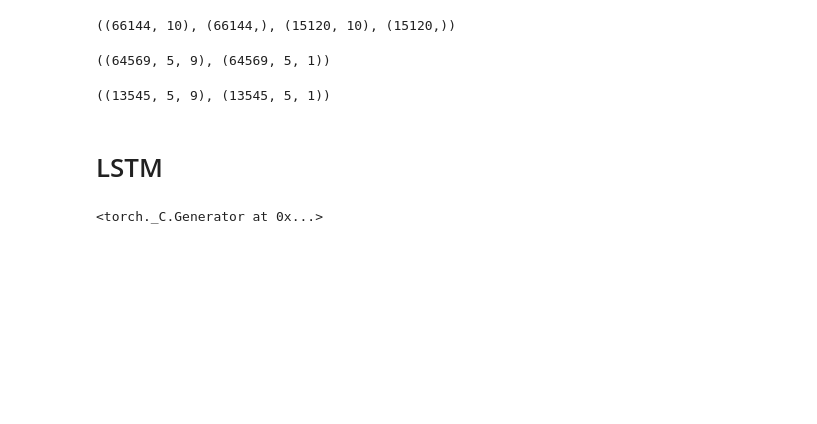
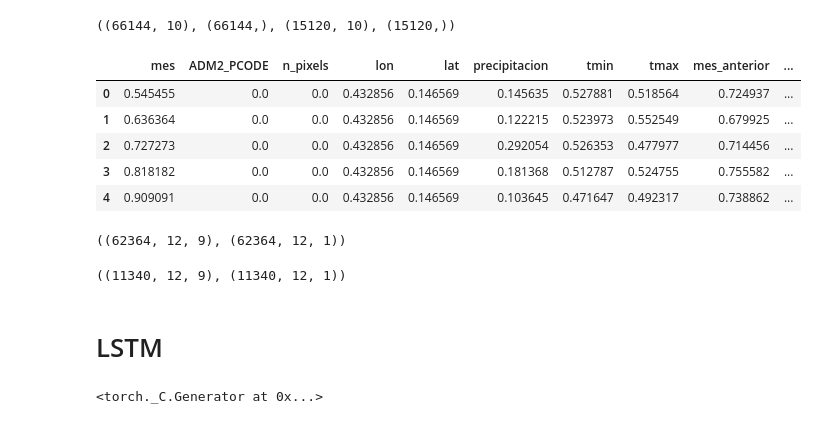
Before and after one commit to ManuelAlejandroMartinezFlores/ProyectoMineria, a Jupyter notebook: modelos.ipynb, the cells around one changed output. Drawn from its saved outputs; the diff is of its cells as text; code cells hidden in the pictures; blank space fills up the shorter version.

```diff
--- a/modelos.ipynb
+++ b/modelos.ipynb
@@ -19,8 +19,8 @@ df.head()
 | 940 | 2002 | 10 | 100 | 1.0 | 0.723900 | -90.548878 | 14.435029 | 210.85938 | 15.551269 | 25.299889 | ... |
 | 1255 | 2002 | 11 | 100 | 1.0 | 0.664500 | -90.548878 | 14.435029 | 120.49731 | 13.947153 | 24.349771 | ... |
 # %%
-df_train = df[df.anio < 2020].copy().sort_values(["anio", "mes"]).drop(columns="anio")
-df_test = df[df.anio >= 2020].copy().sort_values(["anio", "mes"]).drop(columns="anio")
+df_train = df[df.anio < 2020].copy().sort_values(["ADM2_PCODE", "anio", "mes"]).drop(columns="anio")
+df_test = df[df.anio >= 2020].copy().sort_values(["ADM2_PCODE", "anio", "mes"]).drop(columns="anio")
 
 ytest = df_test.vim.values
 Xtest = df_test.drop(columns="vim")
@@ -36,4 +36,19 @@ from sklearn.preprocessing import MinMaxScaler
 sc = MinMaxScaler()
 Xtrain_sc = pd.DataFrame(sc.fit_transform(Xtrain), columns=Xtrain.columns)
 Xtest_sc = pd.DataFrame(sc.transform(Xtest), columns=Xtest.columns)
+# %%
+df_train_sc = Xtrain_sc.copy()
+df_train_sc["vim"] = ytrain
+
+df_test_sc = Xtest_sc.copy()
+df_test_sc["vim"] = ytest
+
+df_train_sc.head()
+# %% [output]
+|  | mes | ADM2_PCODE | n_pixels | lon | lat | precipitacion | tmin | tmax | mes_anterior | ... |
+| 0 | 0.545455 | 0.0 | 0.0 | 0.432856 | 0.146569 | 0.145635 | 0.527881 | 0.518564 | 0.724937 | ... |
+| 1 | 0.636364 | 0.0 | 0.0 | 0.432856 | 0.146569 | 0.122215 | 0.523973 | 0.552549 | 0.679925 | ... |
+| 2 | 0.727273 | 0.0 | 0.0 | 0.432856 | 0.146569 | 0.292054 | 0.526353 | 0.477977 | 0.714456 | ... |
+| 3 | 0.818182 | 0.0 | 0.0 | 0.432856 | 0.146569 | 0.181368 | 0.512787 | 0.524755 | 0.755582 | ... |
+| 4 | 0.909091 | 0.0 | 0.0 | 0.432856 | 0.146569 | 0.103645 | 0.471647 | 0.492317 | 0.738862 | ... |
 # %%
@@ -55,13 +71,13 @@ LOOKBACK = 5
 # %%
-X_train, y_train = create_dataset(Xtrain_sc, ytrain, LOOKBACK)
+X_train, y_train = create_dataset(df_train_sc, LOOKBACK)
 X_train.shape, y_train.shape
 # %% [output]
-((64569, 5, 9), (64569, 5, 1))
+((62364, 12, 9), (62364, 12, 1))
 # %%
-X_test, y_test = create_dataset(Xtest, ytest, LOOKBACK)
+X_test, y_test = create_dataset(df_test_sc, LOOKBACK)
 X_test.shape, y_test.shape
 # %% [output]
-((13545, 5, 9), (13545, 5, 1))
+((11340, 12, 9), (11340, 12, 1))
 # %% [markdown]
 # LSTM
 # %%
```
Also changed, not shown: parts of 10 cells of this notebook, 1 other file.
